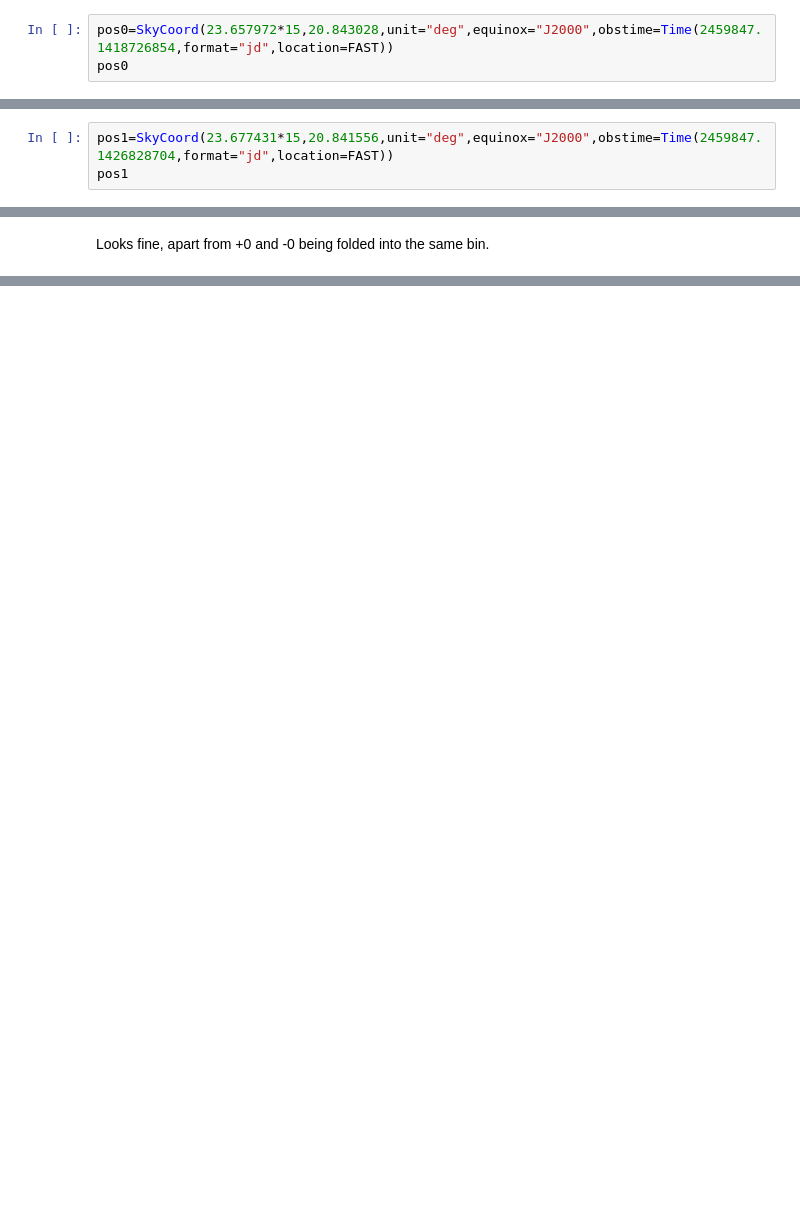
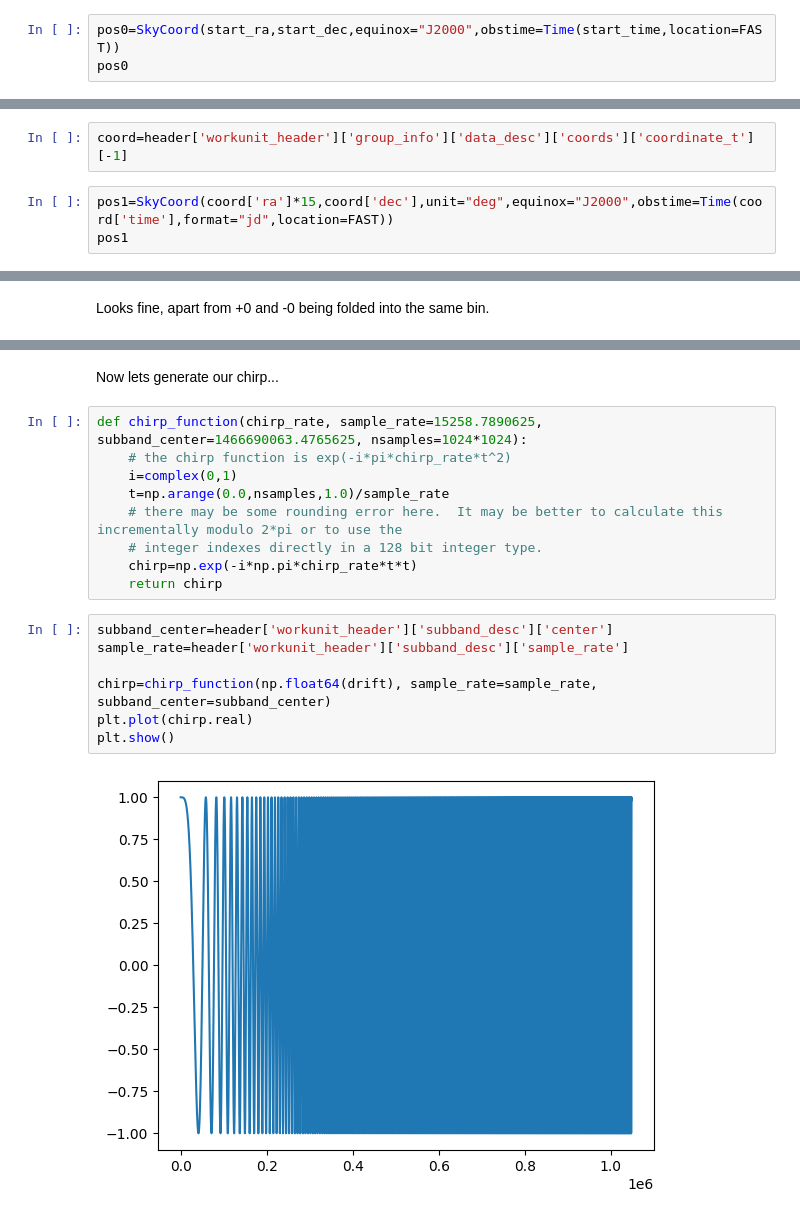
Before and after one commit to SETIguy/jupyter_notebooks, a Jupyter notebook: Doppler Check/Doppler Check.ipynb, the cells around one changed output, grey strips where cells are left out. Cells and saved outputs as stored; diff of their text form; blank space fills up the shorter version.

```diff
--- a/Doppler Check/Doppler Check.ipynb
+++ b/Doppler Check/Doppler Check.ipynb
@@ -157,5 +294,5 @@ Now the sky position at the start and end of the workunit.
 # %%
-pos0=SkyCoord(23.657972*15,20.843028,unit="deg",equinox="J2000",obstime=Time(2459847.1418726854,format="jd",location=FAST))
+pos0=SkyCoord(start_ra,start_dec,equinox="J2000",obstime=Time(start_time,location=FAST))
 pos0
 # %% [output]
 <SkyCoord (ICRS): (ra, dec) in deg
@@ -171,5 +302,7 @@ The last position should be in the final set of coordinates.
+# %%
+coord=header['workunit_header']['group_info']['data_desc']['coords']['coordinate_t'][-1]
 # %%
-pos1=SkyCoord(23.677431*15,20.841556,unit="deg",equinox="J2000",obstime=Time(2459847.1426828704,format="jd",location=FAST))
+pos1=SkyCoord(coord['ra']*15,coord['dec'],unit="deg",equinox="J2000",obstime=Time(coord['time'],format="jd",location=FAST))
 pos1
 # %% [output]
 <SkyCoord (ICRS): (ra, dec) in deg
@@ -302,0 +551,20 @@ Looks fine, apart from +0 and -0 being folded into the same bin.
+# %% [markdown]
+Now lets generate our chirp...
+# %%
+def chirp_function(chirp_rate, sample_rate=15258.7890625, subband_center=1466690063.4765625, nsamples=1024*1024):
+    # the chirp function is exp(-i*pi*chirp_rate*t^2)
+    i=complex(0,1)
+    t=np.arange(0.0,nsamples,1.0)/sample_rate
+    # there may be some rounding error here.  It may be better to calculate this incrementally modulo 2*pi or to use the
+    # integer indexes directly in a 128 bit integer type.
+    chirp=np.exp(-i*np.pi*chirp_rate*t*t)
+    return chirp
+# %%
+subband_center=header['workunit_header']['subband_desc']['center']
+sample_rate=header['workunit_header']['subband_desc']['sample_rate']
+
+chirp=chirp_function(np.float64(drift), sample_rate=sample_rate, subband_center=subband_center)
+plt.plot(chirp.real)
+plt.show()
+# %% [output]
+[figure, added]
```
Also changed, not shown: parts of 49 cells of this notebook, 2 other files.
